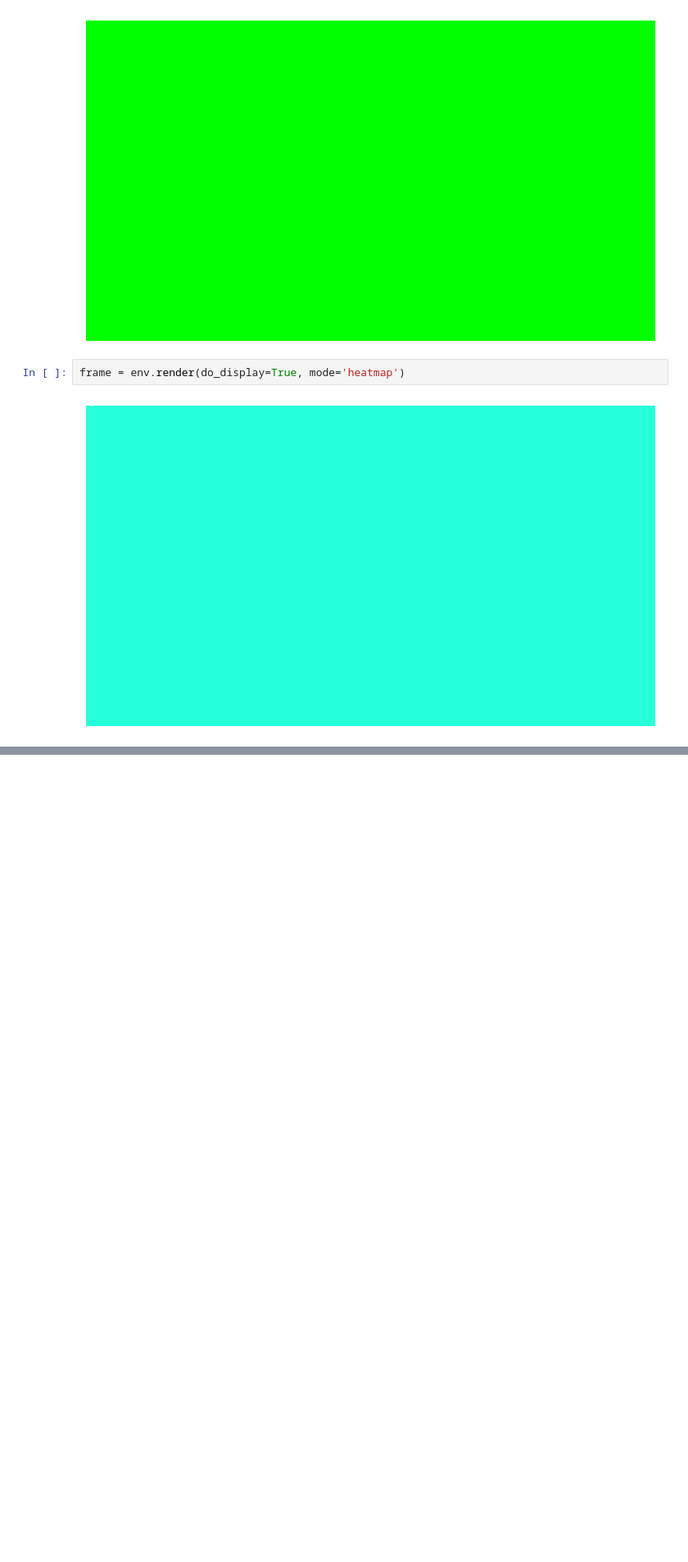
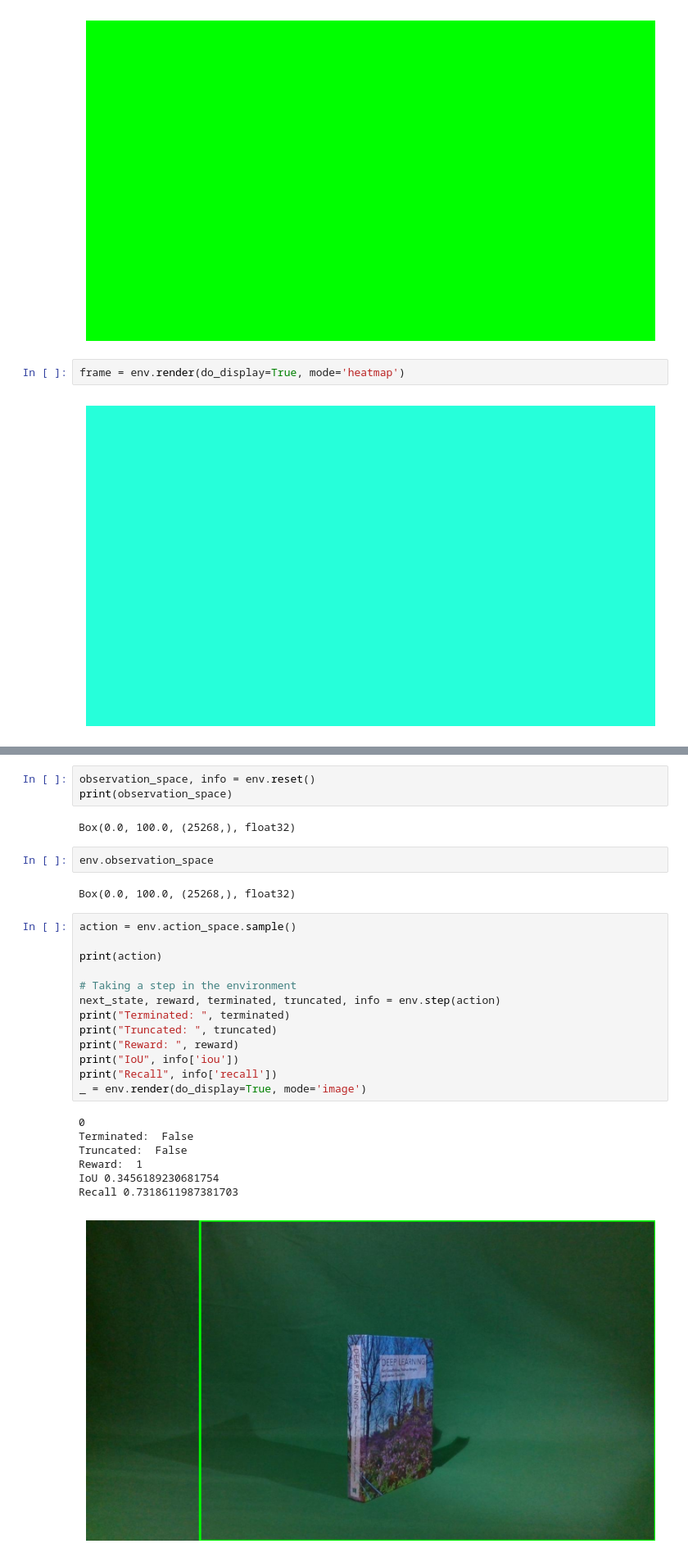
Before and after one commit to mbar0075/SaRLVision, a Jupyter notebook: Experiments/RL/App.ipynb, the cells around one changed output, grey strips where cells are left out. Shown at 82% size. Cells and saved outputs as stored; diff of their text form; blank space fills up the shorter version.

```diff
--- a/Experiments/RL/App.ipynb
+++ b/Experiments/RL/App.ipynb
@@ -84,0 +91,30 @@ torch.Size([1, 25268])
+# %%
+observation_space, info = env.reset()
+print(observation_space)
+# %% [output]
+Box(0.0, 100.0, (25268,), float32)
+# %%
+env.observation_space
+# %% [output]
+Box(0.0, 100.0, (25268,), float32)
+# %%
+action = env.action_space.sample()
+
+print(action)
+
+# Taking a step in the environment
+next_state, reward, terminated, truncated, info = env.step(action)
+print("Terminated: ", terminated)
+print("Truncated: ", truncated)
+print("Reward: ", reward)
+print("IoU", info['iou'])
+print("Recall", info['recall'])
+_ = env.render(do_display=True, mode='image')
+# %% [output]
+0
+Terminated:  False
+Truncated:  False
+Reward:  1
+IoU 0.3456189230681754
+Recall 0.7318611987381703
+[figure, added]
```
Also changed, not shown: parts of 8 cells of this notebook, 2 other files.
